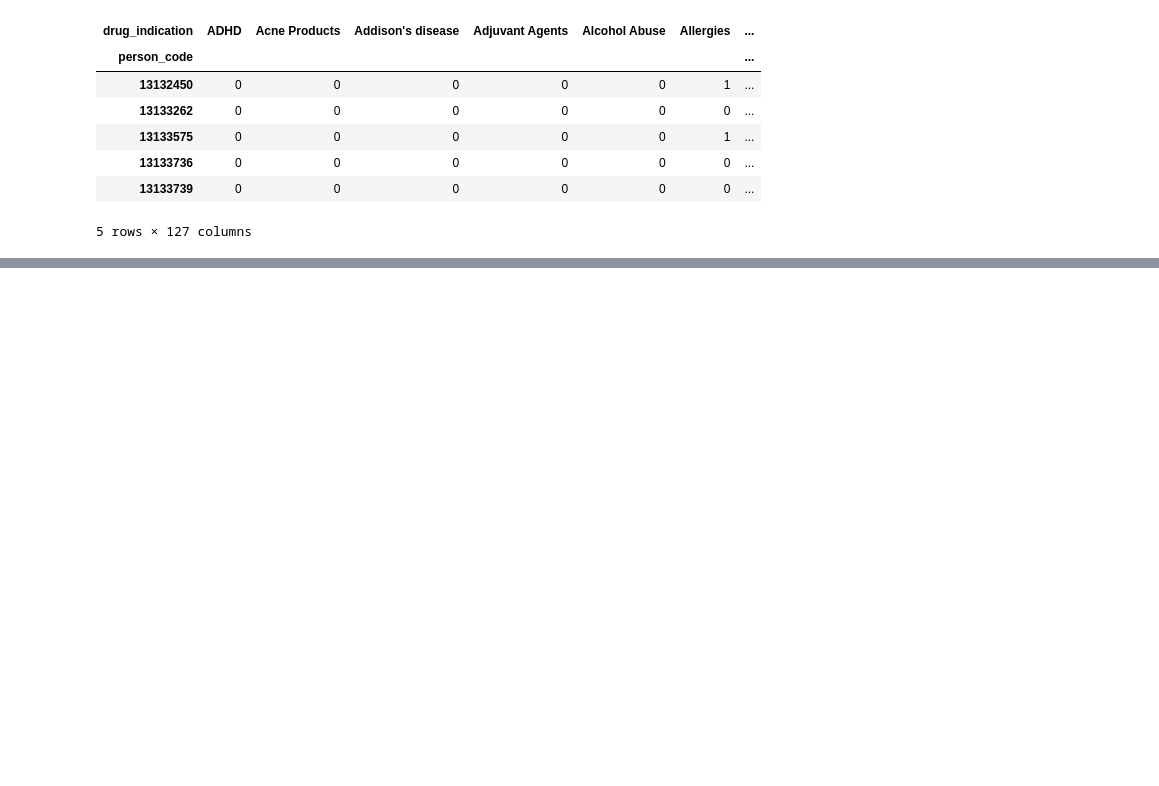
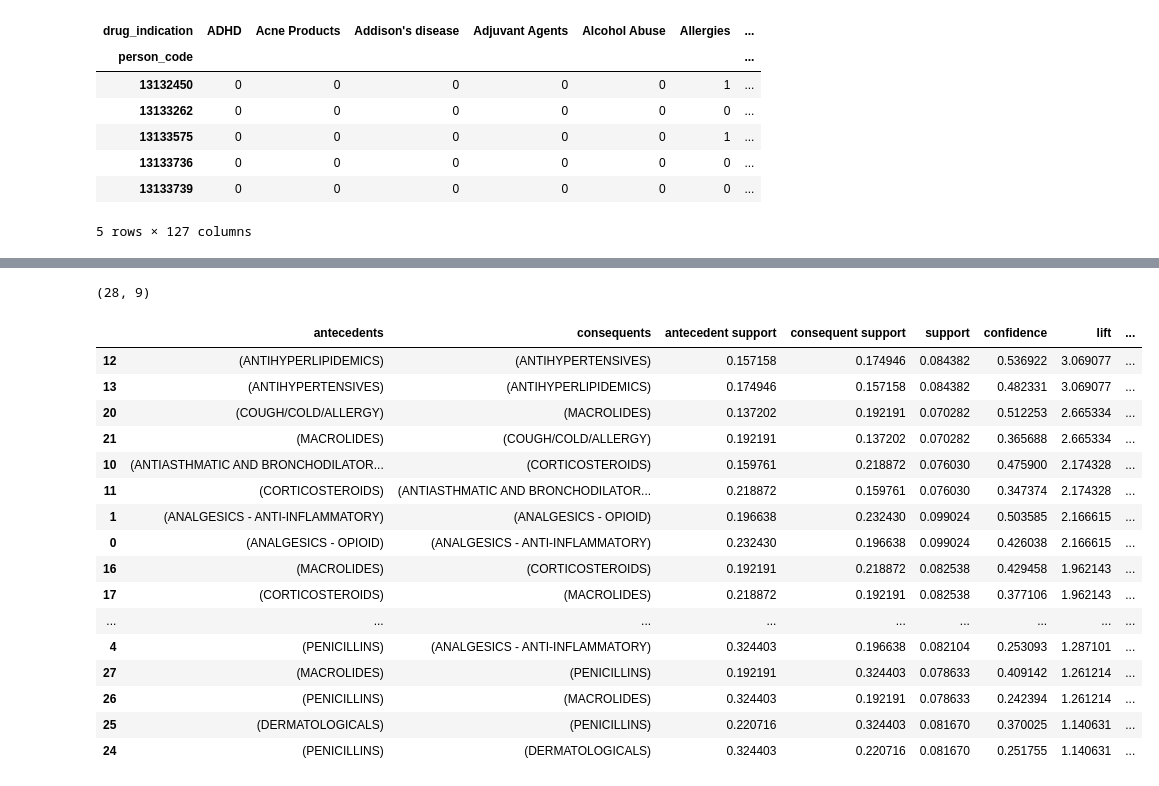
Before and after one commit to DorkNstein/data_modeling, a Jupyter notebook: market_basket_drug.ipynb, the cells around one changed output, grey strips where cells are left out. Drawn from its saved outputs; the diff is of its cells as text; code cells hidden in the pictures; blank space fills up the shorter version.

Commit message:
Run regression on modified drug 300k data

```diff
--- a/market_basket_drug.ipynb
+++ b/market_basket_drug.ipynb
@@ -236,0 +219,22 @@ rules_i.sort_values(['support','confidence', 'lift'], ascending=[False, False, F
+# %%
+basket_i_class = (df
+          .groupby(['person_code', 'drug_class'])['id']
+          .count().unstack().reset_index().fillna(0)
+          .set_index('person_code'))
+
+basket_i_class.head(10)
+
+def encode_units(x):
+    if x <= 0:
+        return 0
+    if x >= 1:
+        return 1
+
+basket_sets_i_class = basket_i_class.applymap(encode_units)
+display(basket_sets_i_class.shape)
+basket_sets_i_class.head()
+
+frequent_itemsets_i_class = apriori(basket_sets_i_class, min_support=0.07, use_colnames=True)
+# frequent_itemsets['length'] = frequent_itemsets['itemsets'].apply(lambda x: len(x))
+# frequent_itemsets = frequent_itemsets[(frequent_itemsets['length'] == 2)]
+frequent_itemsets_i_class
@@ -236,0 +260,24 @@ rules_i.sort_values(['support','confidence', 'lift'], ascending=[False, False, F
+# %%
+rules_i_class = association_rules(frequent_itemsets_i_class, metric="lift")
+display(rules_i_class.shape)
+sorted_i_class = rules_i_class.sort_values(['lift', 'confidence', 'support'], ascending=[False, False, False])
+display(sorted_i_class)
+# %% [output]
+(28, 9)
+|  | antecedents | consequents | antecedent support | consequent support | support | confidence | lift | ... |
+| 12 | (ANTIHYPERLIPIDEMICS) | (ANTIHYPERTENSIVES) | 0.157158 | 0.174946 | 0.084382 | 0.536922 | 3.069077 | ... |
+| 13 | (ANTIHYPERTENSIVES) | (ANTIHYPERLIPIDEMICS) | 0.174946 | 0.157158 | 0.084382 | 0.482331 | 3.069077 | ... |
+| 20 | (COUGH/COLD/ALLERGY) | (MACROLIDES) | 0.137202 | 0.192191 | 0.070282 | 0.512253 | 2.665334 | ... |
+| 21 | (MACROLIDES) | (COUGH/COLD/ALLERGY) | 0.192191 | 0.137202 | 0.070282 | 0.365688 | 2.665334 | ... |
+| 10 | (ANTIASTHMATIC AND BRONCHODILATOR... | (CORTICOSTEROIDS) | 0.159761 | 0.218872 | 0.076030 | 0.475900 | 2.174328 | ... |
+| 11 | (CORTICOSTEROIDS) | (ANTIASTHMATIC AND BRONCHODILATOR... | 0.218872 | 0.159761 | 0.076030 | 0.347374 | 2.174328 | ... |
+| 1 | (ANALGESICS - ANTI-INFLAMMATORY) | (ANALGESICS - OPIOID) | 0.196638 | 0.232430 | 0.099024 | 0.503585 | 2.166615 | ... |
+| 0 | (ANALGESICS - OPIOID) | (ANALGESICS - ANTI-INFLAMMATORY) | 0.232430 | 0.196638 | 0.099024 | 0.426038 | 2.166615 | ... |
+| 16 | (MACROLIDES) | (CORTICOSTEROIDS) | 0.192191 | 0.218872 | 0.082538 | 0.429458 | 1.962143 | ... |
+| 17 | (CORTICOSTEROIDS) | (MACROLIDES) | 0.218872 | 0.192191 | 0.082538 | 0.377106 | 1.962143 | ... |
+| ... | ... | ... | ... | ... | ... | ... | ... | ... |
+| 4 | (PENICILLINS) | (ANALGESICS - ANTI-INFLAMMATORY) | 0.324403 | 0.196638 | 0.082104 | 0.253093 | 1.287101 | ... |
+| 27 | (MACROLIDES) | (PENICILLINS) | 0.192191 | 0.324403 | 0.078633 | 0.409142 | 1.261214 | ... |
+| 26 | (PENICILLINS) | (MACROLIDES) | 0.324403 | 0.192191 | 0.078633 | 0.242394 | 1.261214 | ... |
+| 25 | (DERMATOLOGICALS) | (PENICILLINS) | 0.220716 | 0.324403 | 0.081670 | 0.370025 | 1.140631 | ... |
+| 24 | (PENICILLINS) | (DERMATOLOGICALS) | 0.324403 | 0.220716 | 0.081670 | 0.251755 | 1.140631 | ... |
```
Also changed, not shown: parts of 8 cells of this notebook, 7 other files.
